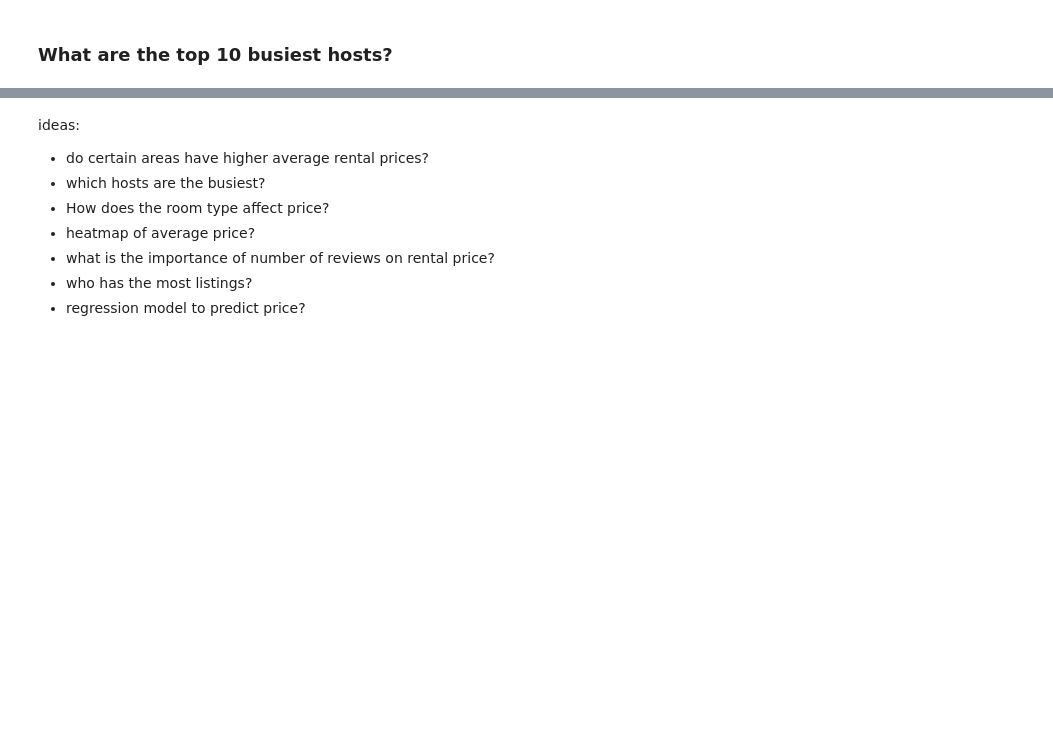
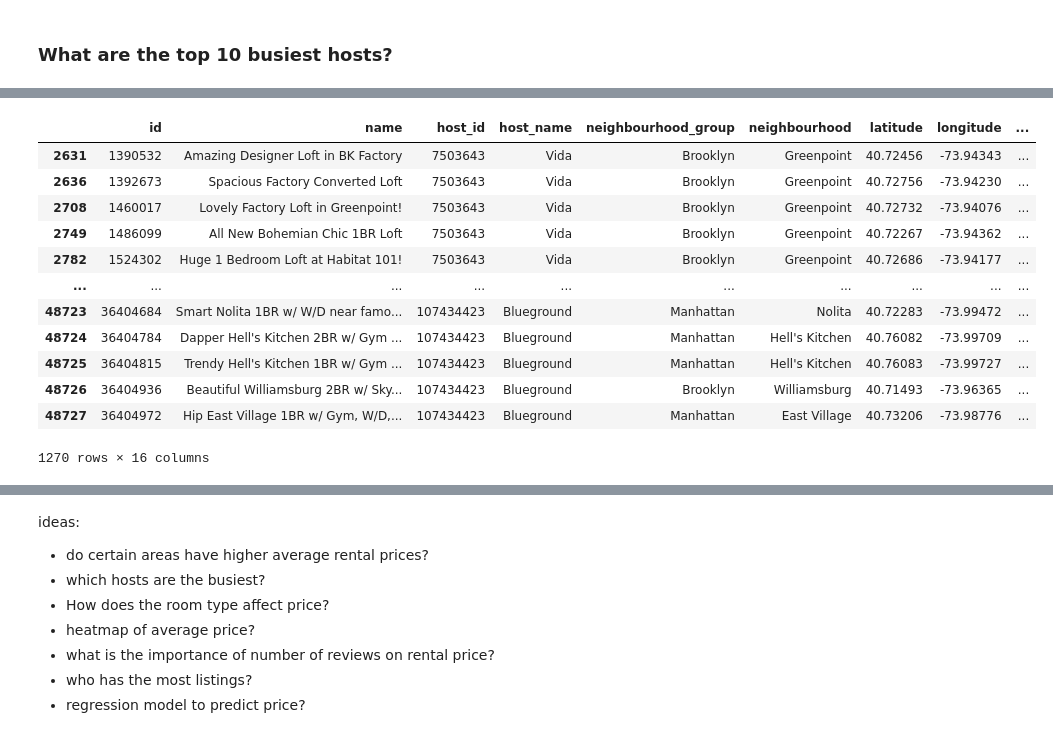
Before and after one commit to Vincentk-94/New-York-City-Airbnb, a Jupyter notebook: New York City Airbnb.ipynb, the cells around one changed output, grey strips where cells are left out. Cells and saved outputs as stored; diff of their text form; code cells hidden in the pictures; blank space fills up the shorter version.

```diff
--- a/New York City Airbnb.ipynb
+++ b/New York City Airbnb.ipynb
@@ -192,0 +211,18 @@ for i in range (neighbourhood_count.shape[0]):
+# %%
+# table showing listings by the top 10 hosts
+top_hosts_sub = airbnb.loc[airbnb['host_id'].isin(host_order)]
+top_hosts_sub
+# %% [output]
+|  | id | name | host_id | host_name | neighbourhood_group | neighbourhood | latitude | longitude | ... |
+| 2631 | 1390532 | Amazing Designer Loft in BK Factory | 7503643 | Vida | Brooklyn | Greenpoint | 40.72456 | -73.94343 | ... |
+| 2636 | 1392673 | Spacious Factory Converted Loft | 7503643 | Vida | Brooklyn | Greenpoint | 40.72756 | -73.94230 | ... |
+| 2708 | 1460017 | Lovely Factory Loft in Greenpoint! | 7503643 | Vida | Brooklyn | Greenpoint | 40.72732 | -73.94076 | ... |
+| 2749 | 1486099 | All New Bohemian Chic 1BR Loft | 7503643 | Vida | Brooklyn | Greenpoint | 40.72267 | -73.94362 | ... |
+| 2782 | 1524302 | Huge 1 Bedroom Loft at Habitat 101! | 7503643 | Vida | Brooklyn | Greenpoint | 40.72686 | -73.94177 | ... |
+| ... | ... | ... | ... | ... | ... | ... | ... | ... | ... |
+| 48723 | 36404684 | Smart Nolita 1BR w/ W/D near famo... | 107434423 | Blueground | Manhattan | Nolita | 40.72283 | -73.99472 | ... |
+| 48724 | 36404784 | Dapper Hell's Kitchen 2BR w/ Gym ... | 107434423 | Blueground | Manhattan | Hell's Kitchen | 40.76082 | -73.99709 | ... |
+| 48725 | 36404815 | Trendy Hell's Kitchen 1BR w/ Gym ... | 107434423 | Blueground | Manhattan | Hell's Kitchen | 40.76083 | -73.99727 | ... |
+| 48726 | 36404936 | Beautiful Williamsburg 2BR w/ Sky... | 107434423 | Blueground | Brooklyn | Williamsburg | 40.71493 | -73.96365 | ... |
+| 48727 | 36404972 | Hip East Village 1BR w/ Gym, W/D,... | 107434423 | Blueground | Manhattan | East Village | 40.73206 | -73.98776 | ... |
+1270 rows × 16 columns
```
Also changed, not shown: parts of 11 cells of this notebook.
